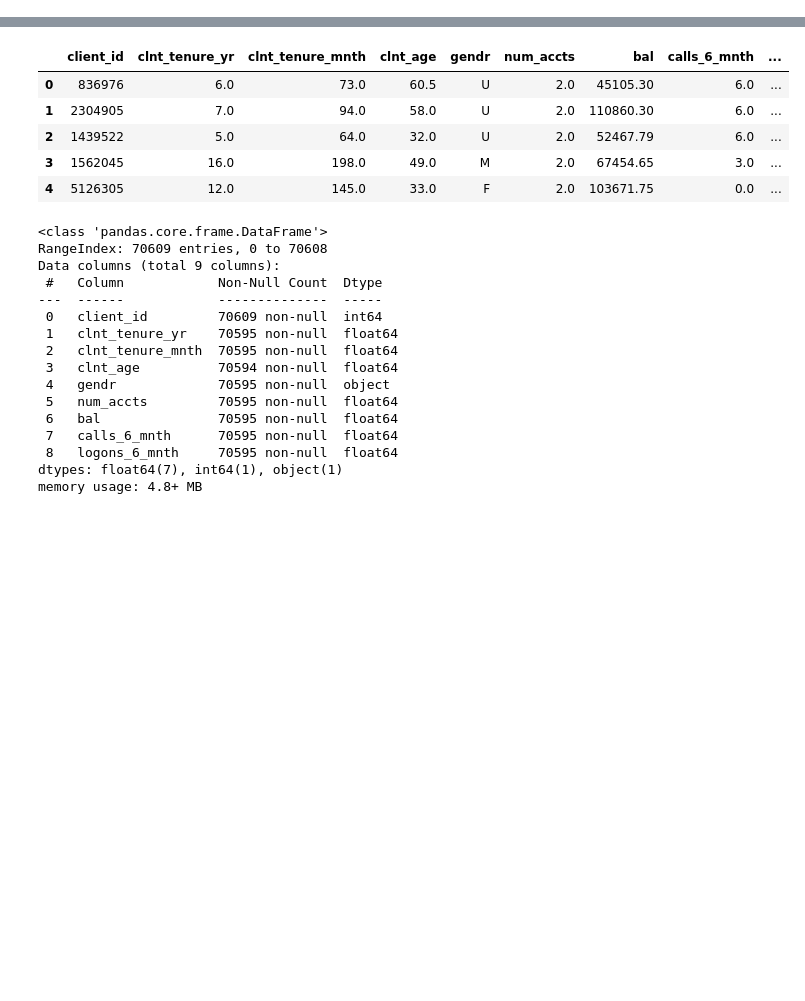
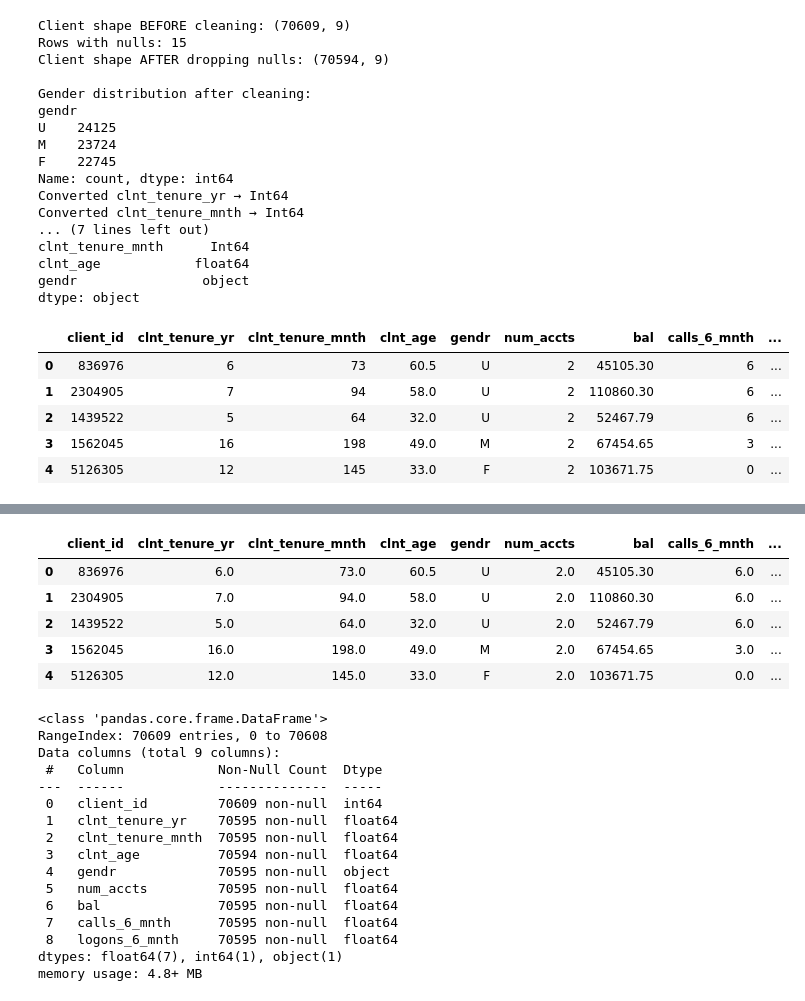
Before and after one commit to abhishekrahul93/vanguard-ab-test, a Jupyter notebook: 01_EDA_and_cleaning.ipynb, the cells around one changed output, grey strips where cells are left out. Drawn from its saved outputs; the diff is of its cells as text; code cells hidden in the pictures; blank space fills up the shorter version.

```diff
--- a/01_EDA_and_cleaning.ipynb
+++ b/01_EDA_and_cleaning.ipynb
@@ -0,0 +88,67 @@
+# %%
+# Make a copy to avoid touching original
+client_clean = df_client.copy()
+
+print("Client shape BEFORE cleaning:", client_clean.shape)
+
+# 1) Drop rows with any null values (≈ 15 rows)
+null_rows = client_clean[client_clean.isna().any(axis=1)]
+print("Rows with nulls:", len(null_rows))
+
+client_clean = client_clean.dropna().reset_index(drop=True)
+print("Client shape AFTER dropping nulls:", client_clean.shape)
+
+# 2) Standardize gendr to M / F / U
+def standardize_gender(x):
+    if pd.isna(x):
+        return "U"
+    s = str(x).strip().lower()
+    if s in ["m", "male", "man"]:
+        return "M"
+    if s in ["f", "female", "woman"]:
+        return "F"
+    return "U"  # anything else → Unknown
+
+if "gendr" in client_clean.columns:
+    client_clean["gendr"] = client_clean["gendr"].apply(standardize_gender)
+    print("\nGender distribution after cleaning:")
+    print(client_clean["gendr"].value_counts(dropna=False))
+else:
+    print("WARNING: 'gendr' column not found in client data.")
+
+# 3) Convert discrete float columns to Int64
+int_cols = ["clnt_tenure_yr", "clnt_tenure_mnth", "num_accts",
+            "calls_6_mnth", "logons_6_mnth"]
+
+for col in int_cols:
+    if col in client_clean.columns:
+        client_clean[col] = client_clean[col].round().astype("Int64")
+        print(f"Converted {col} → Int64")
+
+print("\nDtypes after client cleaning:")
+print(client_clean.dtypes.head())
+display(client_clean.head())
+# %% [output]
+Client shape BEFORE cleaning: (70609, 9)
+Rows with nulls: 15
+Client shape AFTER dropping nulls: (70594, 9)
+
+Gender distribution after cleaning:
+gendr
+U    24125
+M    23724
+F    22745
+Name: count, dtype: int64
+Converted clnt_tenure_yr → Int64
+Converted clnt_tenure_mnth → Int64
+... (7 lines left out)
+clnt_tenure_mnth      Int64
+clnt_age            float64
+gendr                object
+dtype: object
+|  | client_id | clnt_tenure_yr | clnt_tenure_mnth | clnt_age | gendr | num_accts | bal | calls_6_mnth | ... |
+| 0 | 836976 | 6 | 73 | 60.5 | U | 2 | 45105.30 | 6 | ... |
+| 1 | 2304905 | 7 | 94 | 58.0 | U | 2 | 110860.30 | 6 | ... |
+| 2 | 1439522 | 5 | 64 | 32.0 | U | 2 | 52467.79 | 6 | ... |
+| 3 | 1562045 | 16 | 198 | 49.0 | M | 2 | 67454.65 | 3 | ... |
+| 4 | 5126305 | 12 | 145 | 33.0 | F | 2 | 103671.75 | 0 | ... |
```
Also changed, not shown: parts of 7 cells of this notebook.
